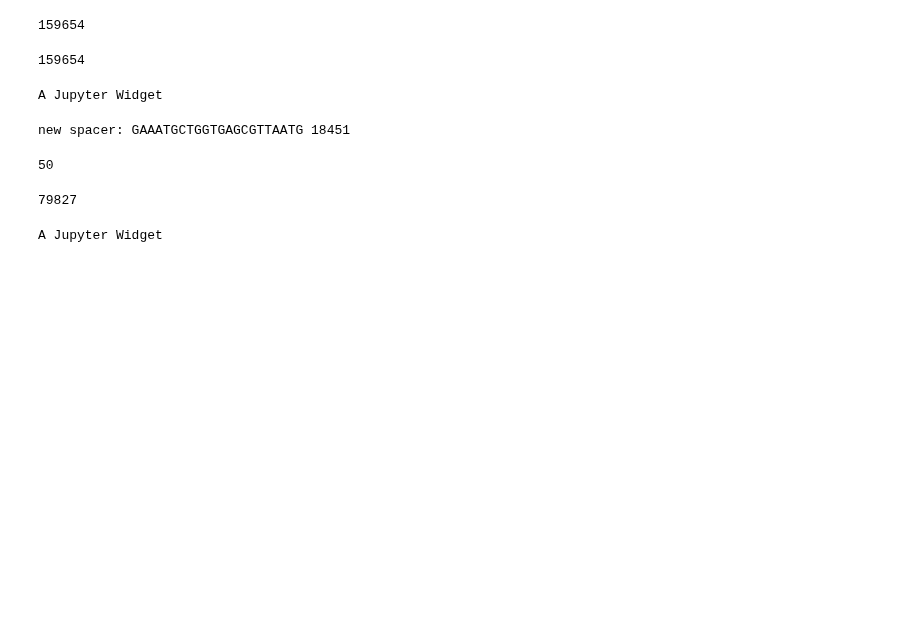
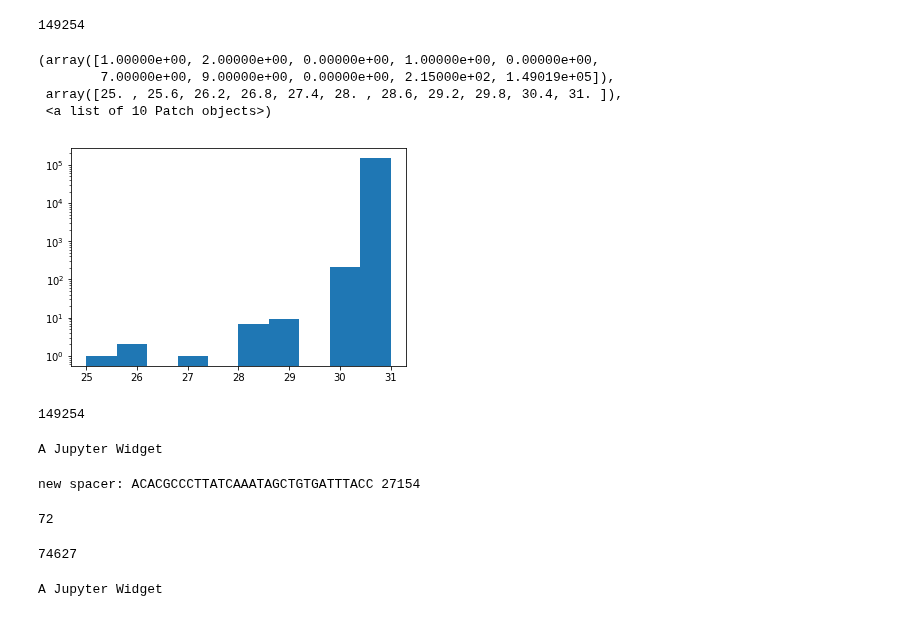
Before and after one commit to rykachevskiy/CRISPR, a Jupyter notebook: Hierarcical/hierarcical-pipeline.ipynb, the cells around one changed output. Saved outputs shown, nothing was run; the diff lists cells and outputs as text; code cells hidden in the pictures; blank space fills up the shorter version.

```diff
--- a/Hierarcical/hierarcical-pipeline.ipynb
+++ b/Hierarcical/hierarcical-pipeline.ipynb
@@ -54,13 +54,13 @@ def process_pair(pair, cl_to_num, t = 6):
     except:
         return [-1, -1]
 # %%
-LEN = 22
+LEN = 31
 # %%
-# pairs_path = "../../data/ES/ES3_R1_pairs.txt"
-# lines_path = "../../data/ES/ES3_R1_spacers.txt"
+pairs_path = "../../data/ES/ES3_R1_pairs.txt"
+lines_path = "../../data/ES/ES3_R1_spacers.txt"
 
-pairs_path = "../../data/ES/ES1_R1_pairs.txt"
-lines_path = "../../data/ES/ES1_R1_spacers.txt"
+# pairs_path = "../../data/ES/ES1_R1_pairs.txt"
+# lines_path = "../../data/ES/ES1_R1_spacers.txt"
 
 # pairs_path = "../data/ES/ES5_R1_pairs.txt"
 # lines_path = "../data/ES/ES5_R1_spacers.txt"
@@ -87,11 +87,19 @@ for p in pairs:
 
 print(len(lines))
 # %% [output]
-159654
+149254
+# %%
+plt.hist([len(x) for x  in lines], bins=10, log=1)
+# %% [output]
+(array([1.00000e+00, 2.00000e+00, 0.00000e+00, 1.00000e+00, 0.00000e+00,
+        7.00000e+00, 9.00000e+00, 0.00000e+00, 2.15000e+02, 1.49019e+05]),
+ array([25. , 25.6, 26.2, 26.8, 27.4, 28. , 28.6, 29.2, 29.8, 30.4, 31. ]),
+ <a list of 10 Patch objects>)
+[figure, added]
 # %%
 print(len(pairs) * 2)
 # %% [output]
-159654
+149254
 # %%
 counter = Counter(lines)
 ord_dict = OrderedDict()
@@ -121,15 +129,15 @@ for i, it in enumerate(nd.items()):
     n_to_clust[i] = it[0]
 # %% [output]
 A Jupyter Widget
-new spacer: GAAATGCTGGTGAGCGTTAATG 18451
+new spacer: ACACGCCCTTATCAAATAGCTGTGATTTACC 27154
 # %%
 len(cl_to_n)
 # %% [output]
-50
+72
 # %%
 len(pairs)
 # %% [output]
-79827
+74627
 # %%
 pairs_n = [process_pair(p, cl_to_n) for p in tqdm_notebook(pairs)]
 # %% [output]
```
Also changed, not shown: 1 other file.
